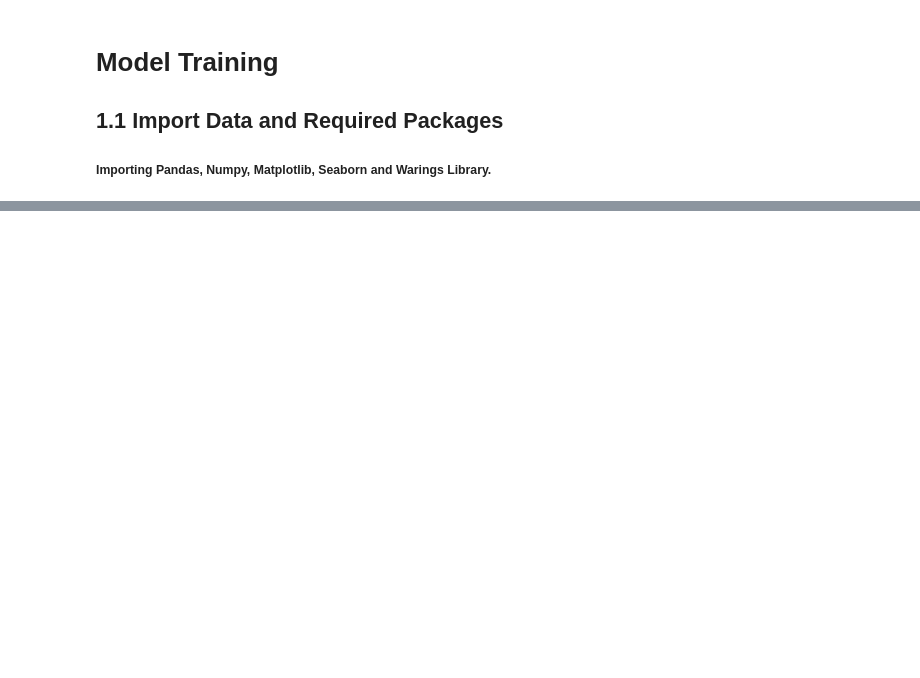
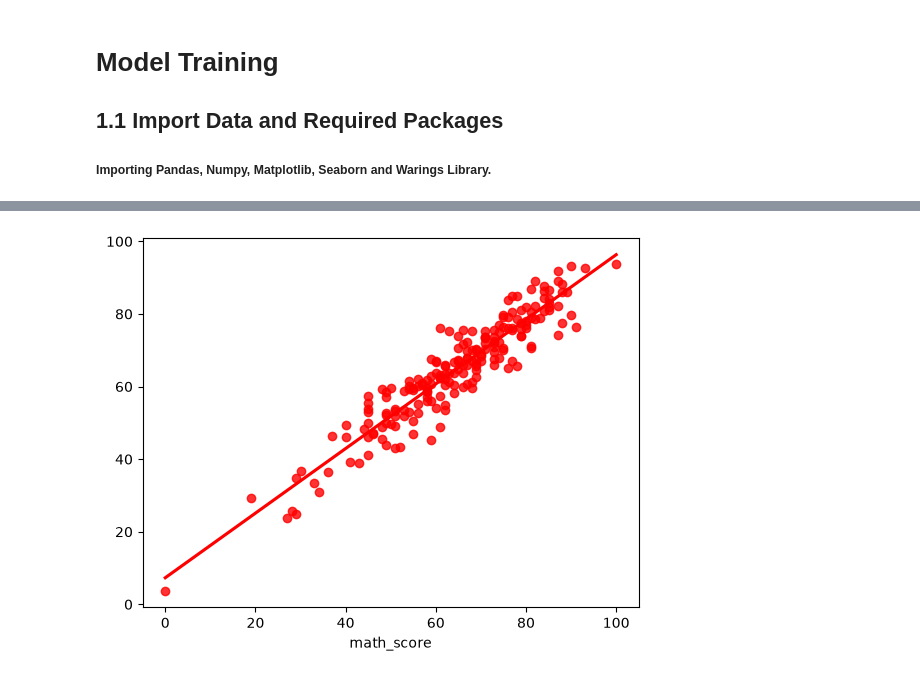
Before and after one commit to Arushi375/Student_performace_predictor_ML_project, a Jupyter notebook: notebook/2. MODEL TRAINING.ipynb, the cells around one changed output, grey strips where cells are left out. Drawn from its saved outputs; the diff is of its cells as text; code cells hidden in the pictures; blank space fills up the shorter version.

```diff
--- a/notebook/2. MODEL TRAINING.ipynb
+++ b/notebook/2. MODEL TRAINING.ipynb
@@ -27,0 +240,4 @@ ModuleNotFoundError: No module named 'catboost'
+# %%
+sns.regplot(x=y_test,y=y_pred,ci=None,color ='red');
+# %% [output]
+[figure, added]
```
Also changed, not shown: parts of 23 cells of this notebook, 4 other files.
